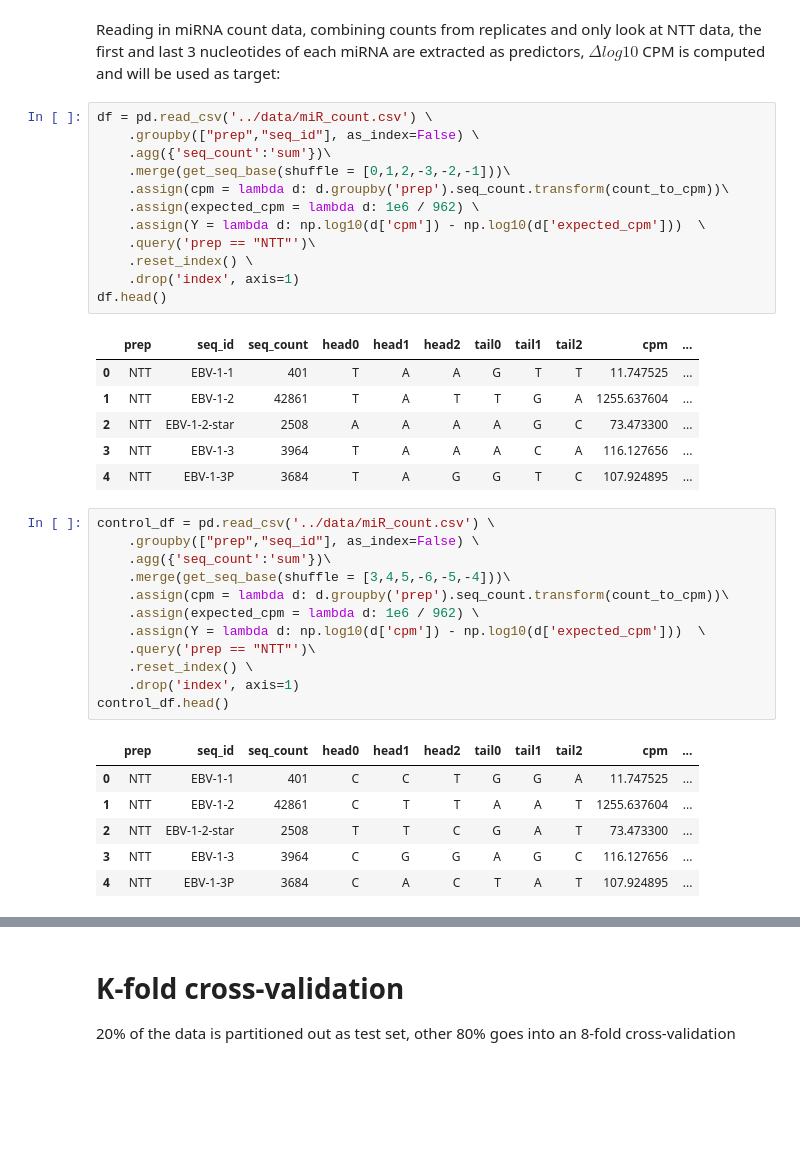
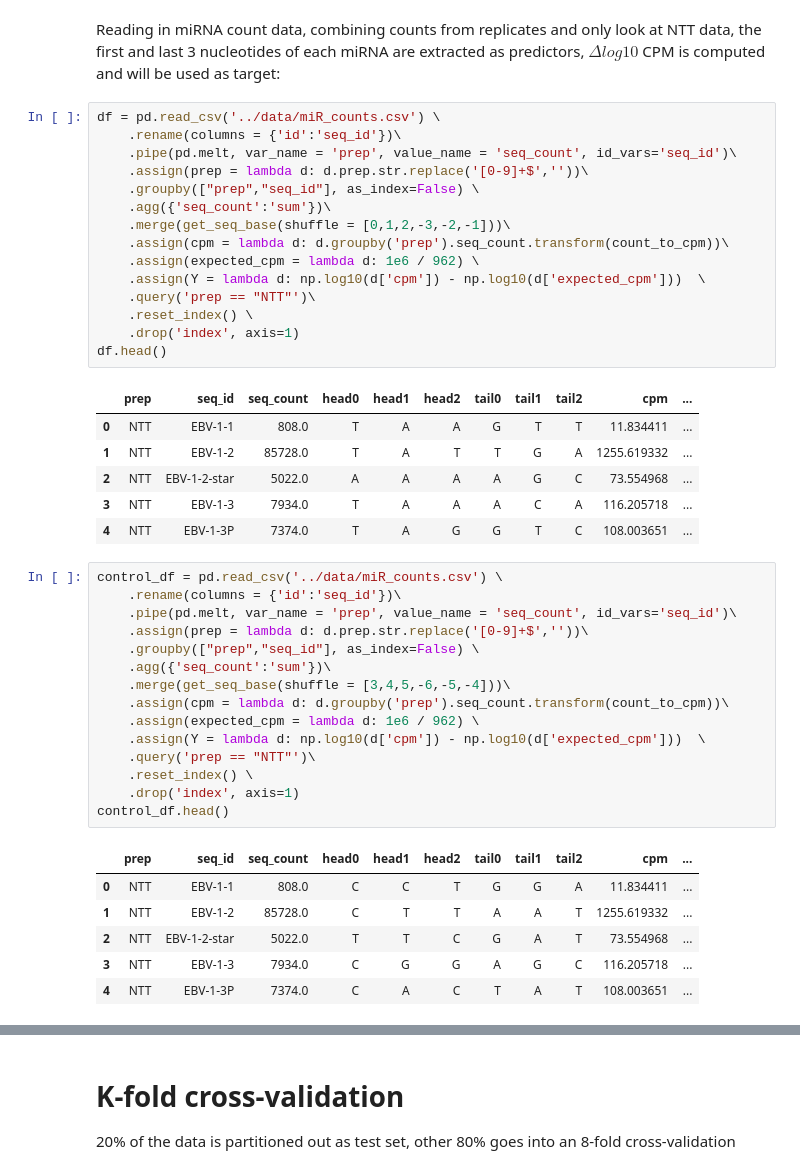
Before and after one commit to wckdouglas/tgirt_smRNA, a Jupyter notebook: scripts/RF_correction.ipynb, the cells around one changed output, grey strips where cells are left out. Drawn from its saved outputs; the diff is of its cells as text; blank space fills up the shorter version.

```diff
--- a/scripts/RF_correction.ipynb
+++ b/scripts/RF_correction.ipynb
@@ -53,26 +53,32 @@ Warning: Your H2O cluster version is too old (8 months and 9 days)! Please downl
 # %% [markdown]
 Reading in miRNA count data, combining counts from replicates and only look at NTT data, the first and last 3 nucleotides of each miRNA are extracted as predictors, $\Delta log10$ CPM is computed and will be used as target:
 # %%
-df = pd.read_csv('../data/miR_count.csv') \
+df = pd.read_csv('../data/miR_counts.csv') \
+    .rename(columns = {'id':'seq_id'})\
+    .pipe(pd.melt, var_name = 'prep', value_name = 'seq_count', id_vars='seq_id')\
+    .assign(prep = lambda d: d.prep.str.replace('[0-9]+$',''))\
     .groupby(["prep","seq_id"], as_index=False) \
     .agg({'seq_count':'sum'})\
     .merge(get_seq_base(shuffle = [0,1,2,-3,-2,-1]))\
     .assign(cpm = lambda d: d.groupby('prep').seq_count.transform(count_to_cpm))\
     .assign(expected_cpm = lambda d: 1e6 / 962) \
     .assign(Y = lambda d: np.log10(d['cpm']) - np.log10(d['expected_cpm']))  \
     .query('prep == "NTT"')\
     .reset_index() \
     .drop('index', axis=1)
 df.head()
 # %% [output]
 |  | prep | seq_id | seq_count | head0 | head1 | head2 | tail0 | tail1 | tail2 | cpm | ... |
-| 0 | NTT | EBV-1-1 | 401 | T | A | A | G | T | T | 11.747525 | ... |
-| 1 | NTT | EBV-1-2 | 42861 | T | A | T | T | G | A | 1255.637604 | ... |
-| 2 | NTT | EBV-1-2-star | 2508 | A | A | A | A | G | C | 73.473300 | ... |
-| 3 | NTT | EBV-1-3 | 3964 | T | A | A | A | C | A | 116.127656 | ... |
-| 4 | NTT | EBV-1-3P | 3684 | T | A | G | G | T | C | 107.924895 | ... |
+| 0 | NTT | EBV-1-1 | 808.0 | T | A | A | G | T | T | 11.834411 | ... |
+| 1 | NTT | EBV-1-2 | 85728.0 | T | A | T | T | G | A | 1255.619332 | ... |
+| 2 | NTT | EBV-1-2-star | 5022.0 | A | A | A | A | G | C | 73.554968 | ... |
+| 3 | NTT | EBV-1-3 | 7934.0 | T | A | A | A | C | A | 116.205718 | ... |
+| 4 | NTT | EBV-1-3P | 7374.0 | T | A | G | G | T | C | 108.003651 | ... |
 # %%
-control_df = pd.read_csv('../data/miR_count.csv') \
+control_df = pd.read_csv('../data/miR_counts.csv') \
+    .rename(columns = {'id':'seq_id'})\
+    .pipe(pd.melt, var_name = 'prep', value_name = 'seq_count', id_vars='seq_id')\
+    .assign(prep = lambda d: d.prep.str.replace('[0-9]+$',''))\
     .groupby(["prep","seq_id"], as_index=False) \
     .agg({'seq_count':'sum'})\
     .merge(get_seq_base(shuffle = [3,4,5,-6,-5,-4]))\
@@ -85,11 +91,11 @@ control_df = pd.read_csv('../data/miR_count.csv') \
 control_df.head()
 # %% [output]
 |  | prep | seq_id | seq_count | head0 | head1 | head2 | tail0 | tail1 | tail2 | cpm | ... |
-| 0 | NTT | EBV-1-1 | 401 | C | C | T | G | G | A | 11.747525 | ... |
-| 1 | NTT | EBV-1-2 | 42861 | C | T | T | A | A | T | 1255.637604 | ... |
-| 2 | NTT | EBV-1-2-star | 2508 | T | T | C | G | A | T | 73.473300 | ... |
-| 3 | NTT | EBV-1-3 | 3964 | C | G | G | A | G | C | 116.127656 | ... |
-| 4 | NTT | EBV-1-3P | 3684 | C | A | C | T | A | T | 107.924895 | ... |
+| 0 | NTT | EBV-1-1 | 808.0 | C | C | T | G | G | A | 11.834411 | ... |
+| 1 | NTT | EBV-1-2 | 85728.0 | C | T | T | A | A | T | 1255.619332 | ... |
+| 2 | NTT | EBV-1-2-star | 5022.0 | T | T | C | G | A | T | 73.554968 | ... |
+| 3 | NTT | EBV-1-3 | 7934.0 | C | G | G | A | G | C | 116.205718 | ... |
+| 4 | NTT | EBV-1-3P | 7374.0 | C | A | C | T | A | T | 108.003651 | ... |
 # %%
 model_df = df.filter(regex = 'head|tail|Y') \
     .pipe(train_to_cat)
```
Also changed, not shown: parts of 15 cells of this notebook, 2 other files.
